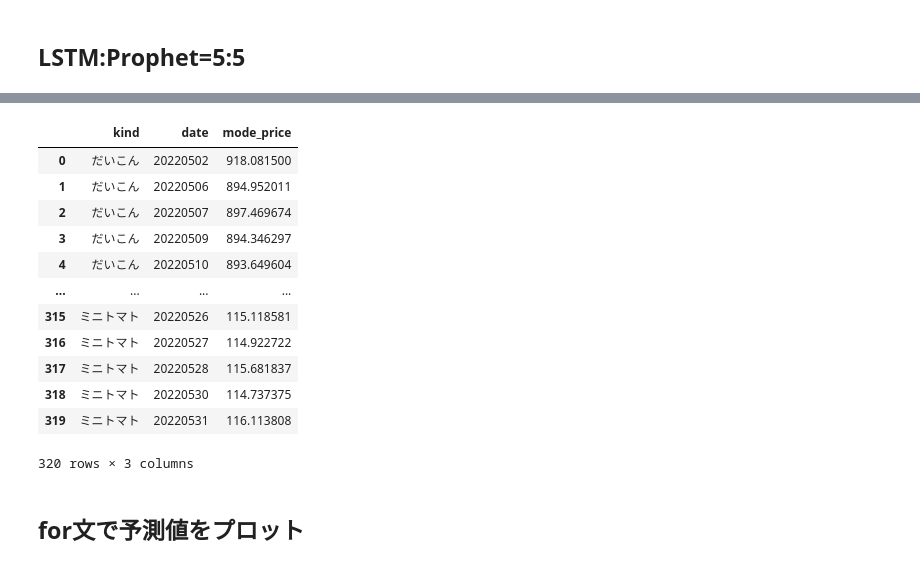
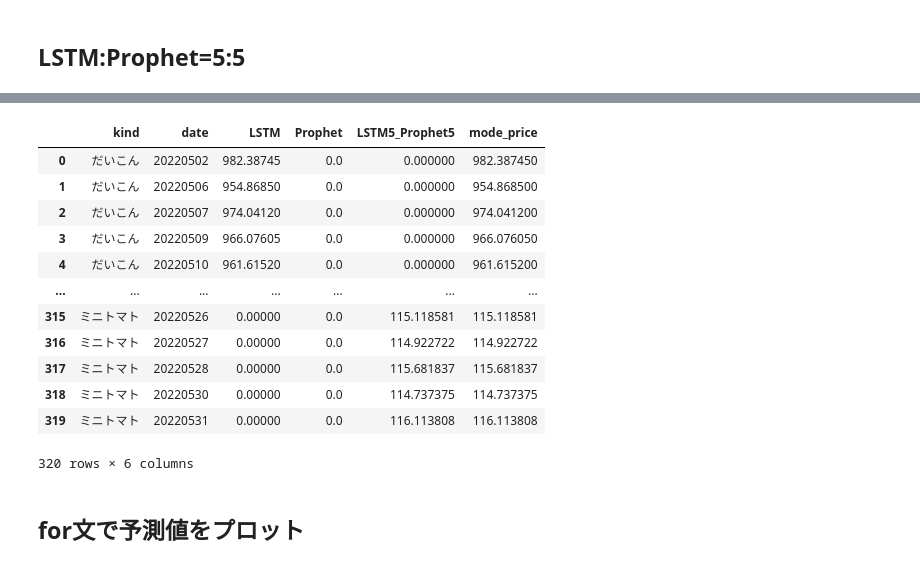
Before and after one commit to 09de156p/fresh-vegetable-price-forecasts-nishika, a Jupyter notebook: Ensemble.ipynb, the cells around one changed output, grey strips where cells are left out. Drawn from its saved outputs; the diff is of its cells as text; code cells hidden in the pictures.

```diff
--- a/Ensemble.ipynb
+++ b/Ensemble.ipynb
@@ -47,3 +47,7 @@ test
 | 318 | ミニトマト | 20220530 | 各地_愛知 |
 | 319 | ミニトマト | 20220531 | 各地_愛知 |
 320 rows × 3 columns
+# %%
+sub_raw = pd.read_csv("sample_submission.csv")
+sub = sub_raw.copy()
+sub
@@ -108,0 +154,19 @@ df_result
+# %%
+df_result = pd.merge(sub.drop("mode_price", axis=1), selected_df, how="left", on=["kind", "date"])
+df_result = df_result.fillna(0)
+df_result["mode_price"] = df_result["LSTM"]+df_result["Prophet"]+df_result["LSTM5_Prophet5"]
+df_result
+# %% [output]
+|  | kind | date | LSTM | Prophet | LSTM5_Prophet5 | mode_price |
+| 0 | だいこん | 20220502 | 982.38745 | 0.0 | 0.000000 | 982.387450 |
+| 1 | だいこん | 20220506 | 954.86850 | 0.0 | 0.000000 | 954.868500 |
+| 2 | だいこん | 20220507 | 974.04120 | 0.0 | 0.000000 | 974.041200 |
+| 3 | だいこん | 20220509 | 966.07605 | 0.0 | 0.000000 | 966.076050 |
+| 4 | だいこん | 20220510 | 961.61520 | 0.0 | 0.000000 | 961.615200 |
+| ... | ... | ... | ... | ... | ... | ... |
+| 315 | ミニトマト | 20220526 | 0.00000 | 0.0 | 115.118581 | 115.118581 |
+| 316 | ミニトマト | 20220527 | 0.00000 | 0.0 | 114.922722 | 114.922722 |
+| 317 | ミニトマト | 20220528 | 0.00000 | 0.0 | 115.681837 | 115.681837 |
+| 318 | ミニトマト | 20220530 | 0.00000 | 0.0 | 114.737375 | 114.737375 |
+| 319 | ミニトマト | 20220531 | 0.00000 | 0.0 | 116.113808 | 116.113808 |
+320 rows × 6 columns
@@ -109,19 +175,8 @@ df_result
 # %%
-df_result.drop(["mode_price_x", "mode_price_y"], axis=1)
+# 単純に5:5
+# df_result["mode_price"] = (df_result["mode_price_x"] + df_result["mode_price_y"])/2
+# df_result.drop(["mode_price_x", "mode_price_y"], axis=1)
+# df_result.drop(["mode_price_x", "mode_price_y"], axis=1).to_csv("result_LSTM5_prophet5.csv", index=False, encoding="utf_8_sig")
-# %% [output]
-|  | kind | date | mode_price |
-| 0 | だいこん | 20220502 | 918.081500 |
-| 1 | だいこん | 20220506 | 894.952011 |
-| 2 | だいこん | 20220507 | 897.469674 |
-| 3 | だいこん | 20220509 | 894.346297 |
-| 4 | だいこん | 20220510 | 893.649604 |
-| ... | ... | ... | ... |
-| 315 | ミニトマト | 20220526 | 115.118581 |
-| 316 | ミニトマト | 20220527 | 114.922722 |
-| 317 | ミニトマト | 20220528 | 115.681837 |
-| 318 | ミニトマト | 20220530 | 114.737375 |
-| 319 | ミニトマト | 20220531 | 116.113808 |
-320 rows × 3 columns
 # %% [markdown]
 ## for文で予測値をプロット
 # %%
```
Also changed, not shown: parts of 8 cells of this notebook, 1 other file.
